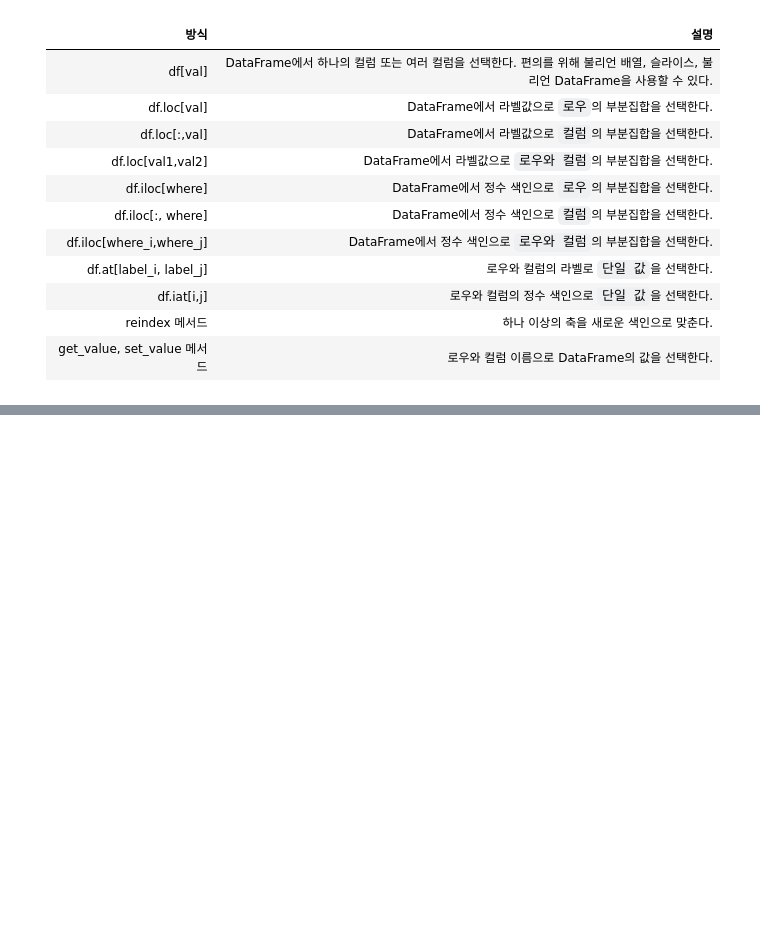
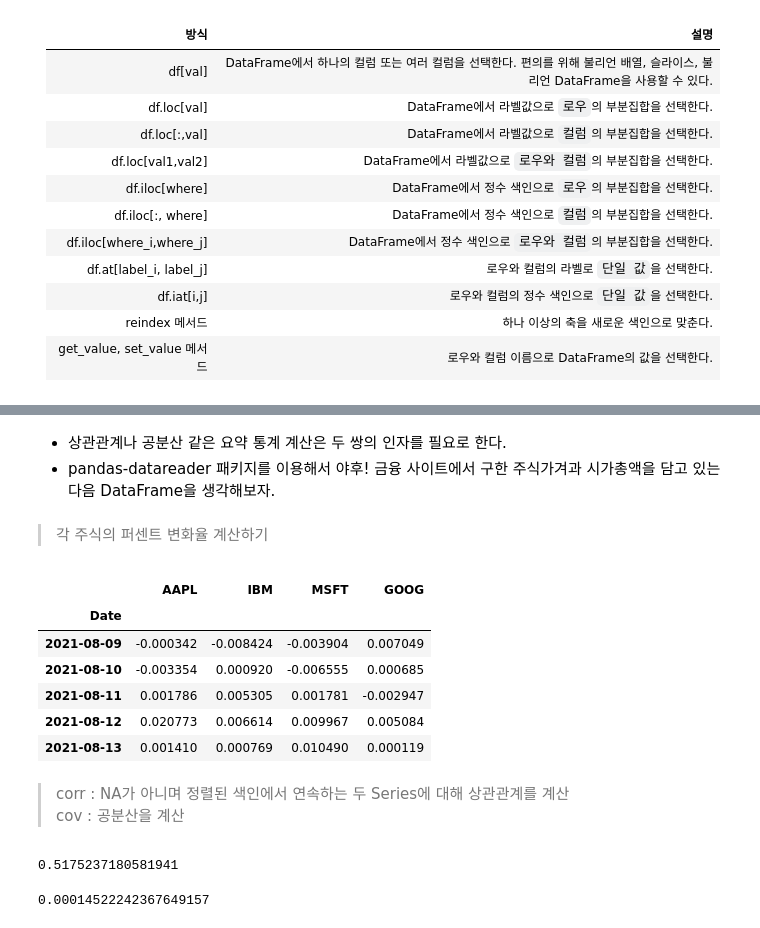
Before and after one commit to gusdn5656/python-basic, a Jupyter notebook: Python for Data Analysis/Chapter 5 pandas 시작하기.ipynb, the cells around one changed output, grey strips where cells are left out. Saved outputs shown, nothing was run; the diff lists cells and outputs as text; code cells hidden in the pictures; folded sections open; blank space fills up the shorter version.

Commit message:
210815 before Chapter 6. Data loading, saving, and structure of file

```diff
--- a/Python for Data Analysis/Chapter 5 pandas 시작하기.ipynb
+++ b/Python for Data Analysis/Chapter 5 pandas 시작하기.ipynb
@@ -753,0 +748,3 @@ data.iloc[:,:3][data.three > 5]
+# %% [markdown]
+- 상관관계나 공분산 같은 요약 통계 계산은 두 쌍의 인자를 필요로 한다.
+- pandas-datareader 패키지를 이용해서 야후! 금융 사이트에서 구한 주식가겨과 시가총액을 담고 있는 다음 DataFrame을 생각해보자.
@@ -753,0 +755,31 @@ data.iloc[:,:3][data.three > 5]
+# %%
+all_data = {ticker : web.get_data_yahoo(ticker)
+            for ticker in ['AAPL','IBM','MSFT','GOOG']}
+price = pd.DataFrame({ticker : data['Adj Close']
+                      for ticker, data in all_data.items()})
+volume = pd.DataFrame({ticker : data['Volume']
+                      for ticker, data in all_data.items()})
+# %% [markdown]
+> 각 주식의 퍼센트 변화율 계산하기
+# %%
+returns = price.pct_change()
+returns.tail()
+# %% [output]
+|  | AAPL | IBM | MSFT | GOOG |
+| Date |  |  |  |  |
+| 2021-08-09 | -0.000342 | -0.008424 | -0.003904 | 0.007049 |
+| 2021-08-10 | -0.003354 | 0.000920 | -0.006555 | 0.000685 |
+| 2021-08-11 | 0.001786 | 0.005305 | 0.001781 | -0.002947 |
+| 2021-08-12 | 0.020773 | 0.006614 | 0.009967 | 0.005084 |
+| 2021-08-13 | 0.001410 | 0.000769 | 0.010490 | 0.000119 |
+# %% [markdown]
+> corr : NA가 아니며 정렬된 색인에서 연속하는 두 Series에 대해 상관관계를 계산
+> cov : 공분산을 계산
+# %%
+returns['MSFT'].corr(returns['IBM'])
+# %% [output]
+0.5175237180581941
+# %%
+returns['MSFT'].cov(returns['IBM'])
+# %% [output]
+0.00014522242367649157
```
Also changed, not shown: parts of 185 cells of this notebook.
